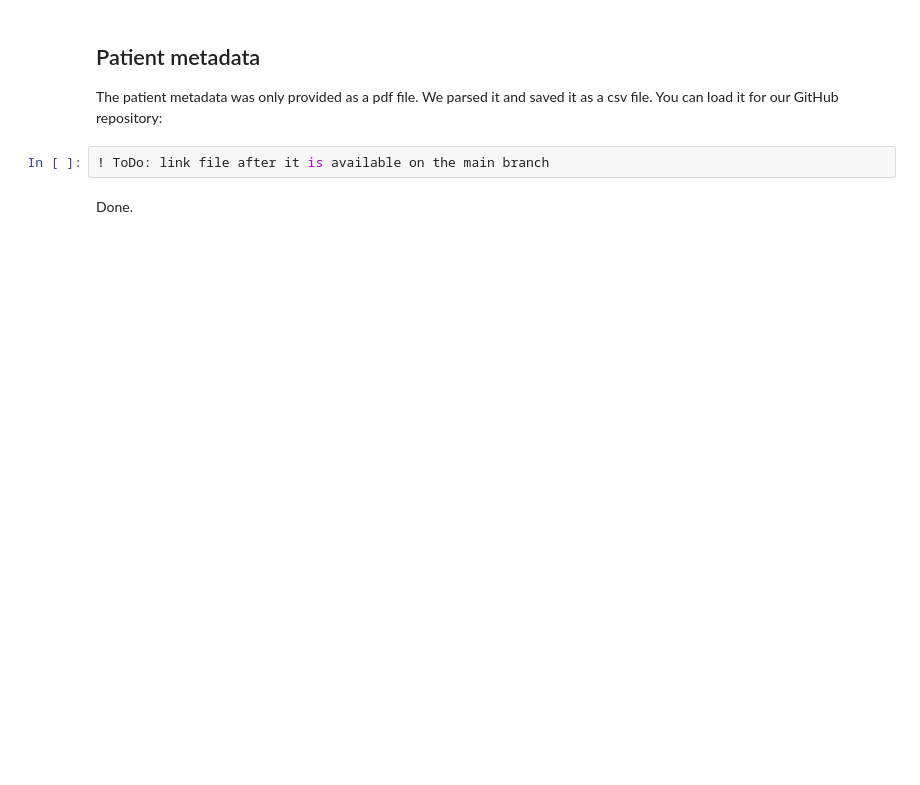
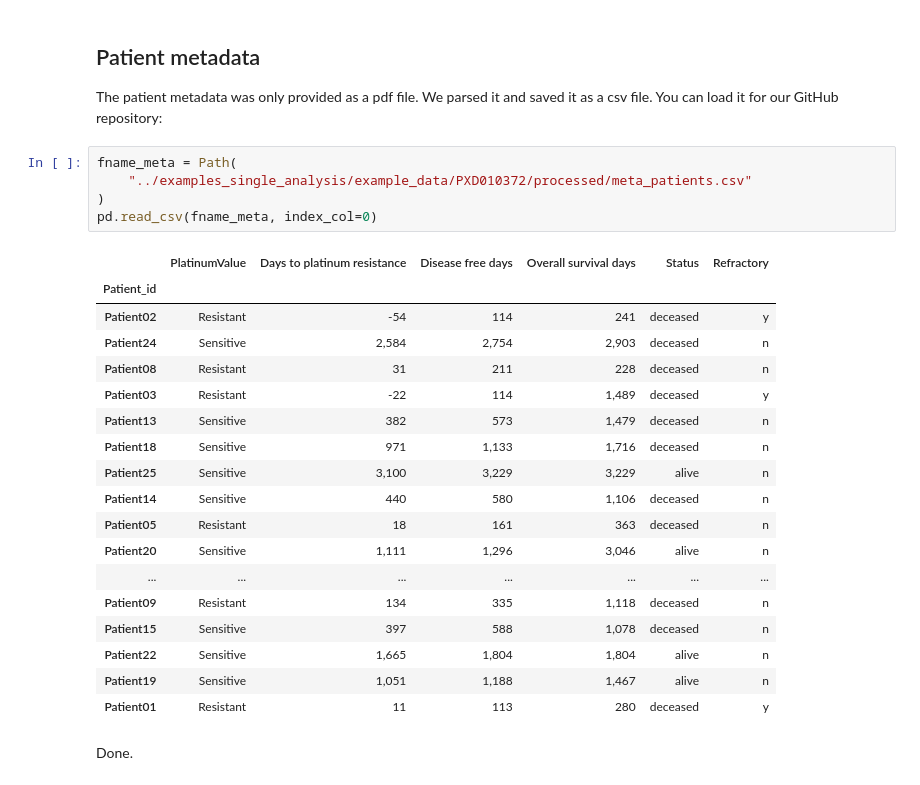
Before and after one commit to Multiomics-Analytics-Group/acore, a Jupyter notebook: docs/example_data/ovarian_cancer.ipynb, the cells around one changed output. Drawn from its saved outputs; the diff is of its cells as text; blank space fills up the shorter version.

```diff
--- a/docs/example_data/ovarian_cancer.ipynb
+++ b/docs/example_data/ovarian_cancer.ipynb
@@ -84,6 +202,28 @@ pgs
 The patient metadata was only provided as a pdf file. We parsed it and
 saved it as a csv file. You can load it for our GitHub repository:
 # %%
-! ToDo: link file after it is available on the main branch
+fname_meta = Path(
+    "../examples_single_analysis/example_data/PXD010372/processed/meta_patients.csv"
+)
+pd.read_csv(fname_meta, index_col=0)
+# %% [output]
+|  | PlatinumValue | Days to platinum resistance | Disease free days | Overall survival days | Status | Refractory |
+| Patient_id |  |  |  |  |  |  |
+| Patient02 | Resistant | -54 | 114 | 241 | deceased | y |
+| Patient24 | Sensitive | 2,584 | 2,754 | 2,903 | deceased | n |
+| Patient08 | Resistant | 31 | 211 | 228 | deceased | n |
+| Patient03 | Resistant | -22 | 114 | 1,489 | deceased | y |
+| Patient13 | Sensitive | 382 | 573 | 1,479 | deceased | n |
+| Patient18 | Sensitive | 971 | 1,133 | 1,716 | deceased | n |
+| Patient25 | Sensitive | 3,100 | 3,229 | 3,229 | alive | n |
+| Patient14 | Sensitive | 440 | 580 | 1,106 | deceased | n |
+| Patient05 | Resistant | 18 | 161 | 363 | deceased | n |
+| Patient20 | Sensitive | 1,111 | 1,296 | 3,046 | alive | n |
+| ... | ... | ... | ... | ... | ... | ... |
+| Patient09 | Resistant | 134 | 335 | 1,118 | deceased | n |
+| Patient15 | Sensitive | 397 | 588 | 1,078 | deceased | n |
+| Patient22 | Sensitive | 1,665 | 1,804 | 1,804 | alive | n |
+| Patient19 | Sensitive | 1,051 | 1,188 | 1,467 | alive | n |
+| Patient01 | Resistant | 11 | 113 | 280 | deceased | y |
 # %% [markdown]
 Done.
```
Also changed, not shown: parts of 9 cells of this notebook, 19 other files.
